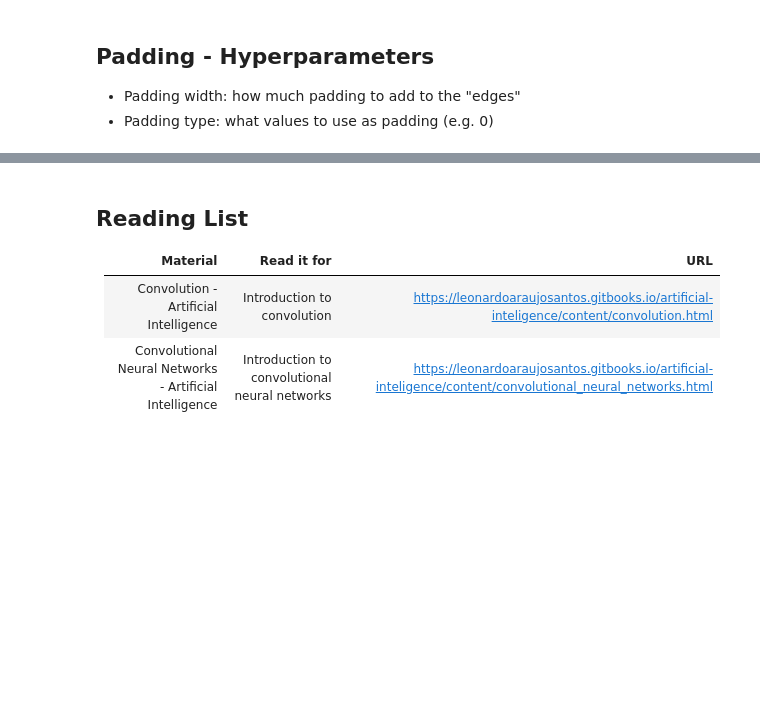
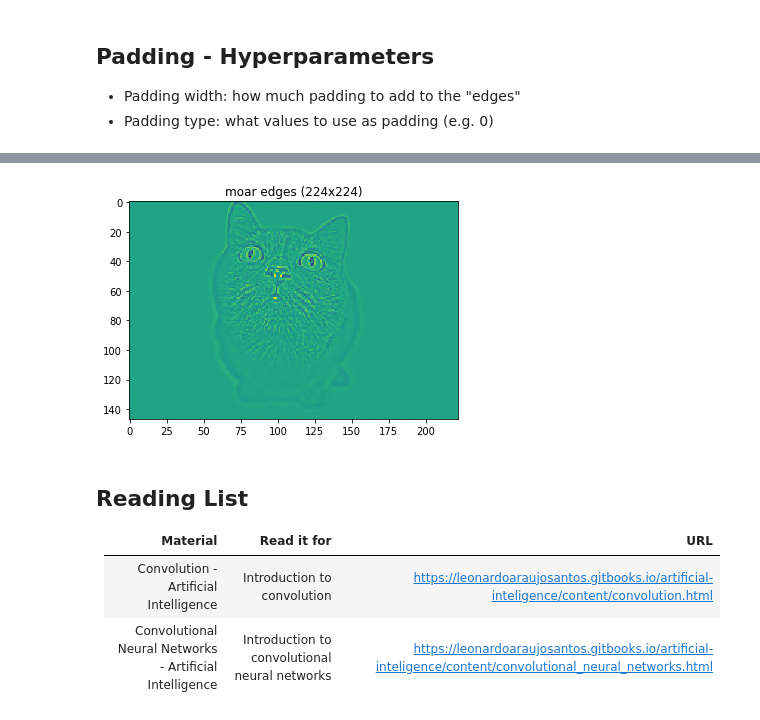
Before and after one commit to lisaong/mldds-courseware, a Jupyter notebook: 03_TextImage/image.ipynb, the cells around one changed output, grey strips where cells are left out. Drawn from its saved outputs; the diff is of its cells as text; code cells hidden in the pictures; blank space fills up the shorter version.

```diff
--- a/03_TextImage/image.ipynb
+++ b/03_TextImage/image.ipynb
@@ -205,3 +225,18 @@ Input: blue boxes, Result: green boxes
+# %%
+# https://docs.scipy.org/doc/scipy/reference/generated/scipy.signal.convolve2d.html
+from scipy.signal import convolve2d
+
+# edge-detection kernel
+kernel = np.array([[-1,-1,-1],[-1,8,-1],[-1,-1,-1]])
+
+# we use 'valid' which means we do not add zero padding to our image
+edges = convolve2d(demo_grey, kernel, mode='valid')
+
+plt.imshow(edges)
+plt.title('moar edges (224x224)')
+plt.show()
+# %% [output]
+[figure, added]
 # %% [markdown]
 ## Reading List
 
```
Also changed, not shown: parts of 3 cells of this notebook.
